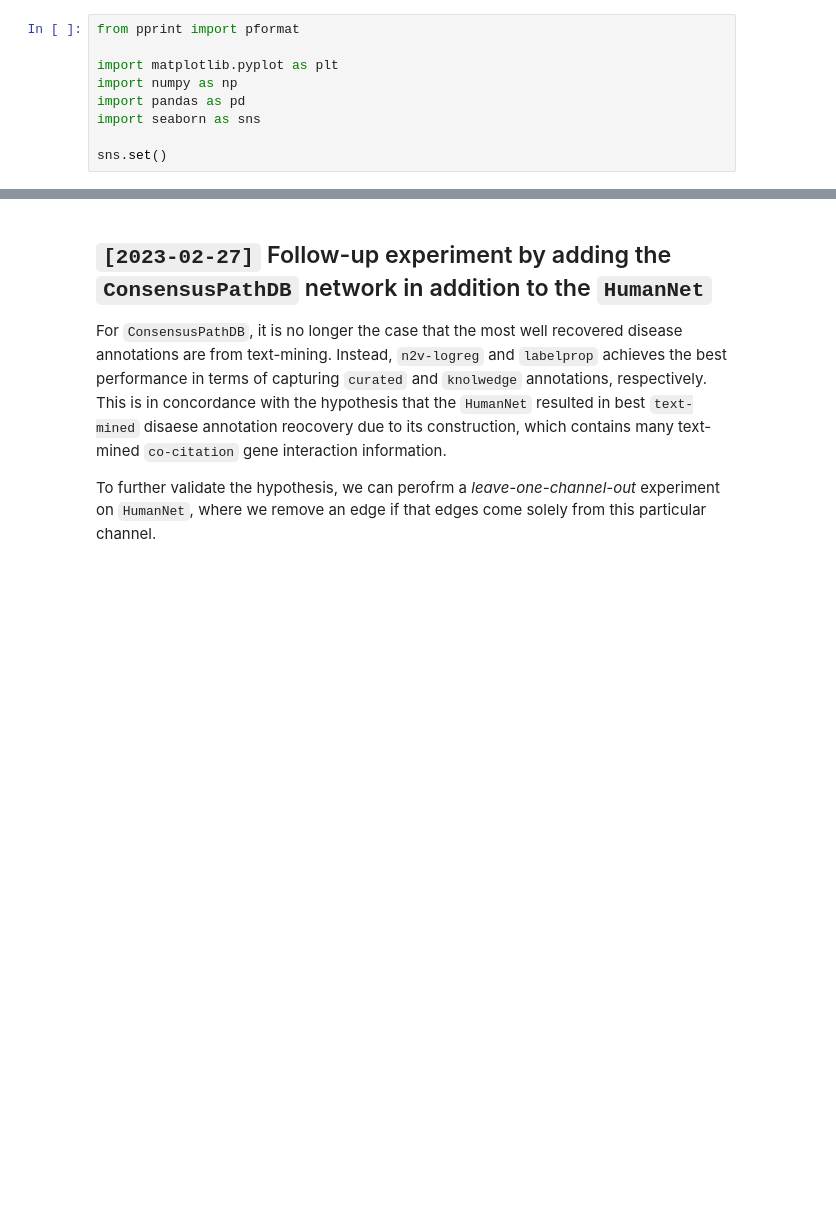
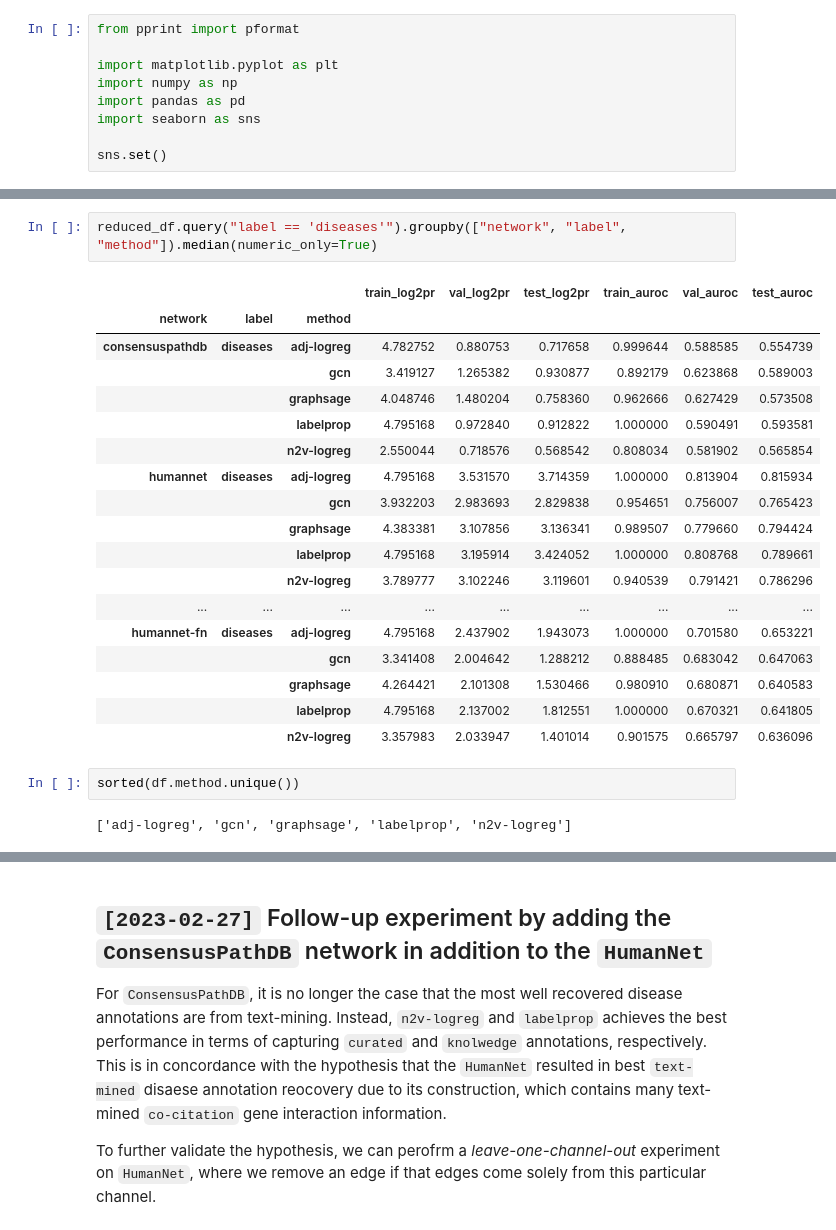
Before and after one commit to krishnanlab/obnbench, a Jupyter notebook: experiments/disease_gsc_channels/analysis.ipynb, the cells around one changed output, grey strips where cells are left out. Drawn from its saved outputs; the diff is of its cells as text; blank space fills up the shorter version.

```diff
--- a/experiments/disease_gsc_channels/analysis.ipynb
+++ b/experiments/disease_gsc_channels/analysis.ipynb
@@ -9,0 +81,25 @@ sns.set()
+# %%
+reduced_df.query("label == 'diseases'").groupby(["network", "label", "method"]).median(numeric_only=True)
+# %% [output]
+|  |  |  | train_log2pr | val_log2pr | test_log2pr | train_auroc | val_auroc | test_auroc |
+| network | label | method |  |  |  |  |  |  |
+| consensuspathdb | diseases | adj-logreg | 4.782752 | 0.880753 | 0.717658 | 0.999644 | 0.588585 | 0.554739 |
+|  |  | gcn | 3.419127 | 1.265382 | 0.930877 | 0.892179 | 0.623868 | 0.589003 |
+|  |  | graphsage | 4.048746 | 1.480204 | 0.758360 | 0.962666 | 0.627429 | 0.573508 |
+|  |  | labelprop | 4.795168 | 0.972840 | 0.912822 | 1.000000 | 0.590491 | 0.593581 |
+|  |  | n2v-logreg | 2.550044 | 0.718576 | 0.568542 | 0.808034 | 0.581902 | 0.565854 |
+| humannet | diseases | adj-logreg | 4.795168 | 3.531570 | 3.714359 | 1.000000 | 0.813904 | 0.815934 |
+|  |  | gcn | 3.932203 | 2.983693 | 2.829838 | 0.954651 | 0.756007 | 0.765423 |
+|  |  | graphsage | 4.383381 | 3.107856 | 3.136341 | 0.989507 | 0.779660 | 0.794424 |
+|  |  | labelprop | 4.795168 | 3.195914 | 3.424052 | 1.000000 | 0.808768 | 0.789661 |
+|  |  | n2v-logreg | 3.789777 | 3.102246 | 3.119601 | 0.940539 | 0.791421 | 0.786296 |
+| ... | ... | ... | ... | ... | ... | ... | ... | ... |
+| humannet-fn | diseases | adj-logreg | 4.795168 | 2.437902 | 1.943073 | 1.000000 | 0.701580 | 0.653221 |
+|  |  | gcn | 3.341408 | 2.004642 | 1.288212 | 0.888485 | 0.683042 | 0.647063 |
+|  |  | graphsage | 4.264421 | 2.101308 | 1.530466 | 0.980910 | 0.680871 | 0.640583 |
+|  |  | labelprop | 4.795168 | 2.137002 | 1.812551 | 1.000000 | 0.670321 | 0.641805 |
+|  |  | n2v-logreg | 3.357983 | 2.033947 | 1.401014 | 0.901575 | 0.665797 | 0.636096 |
+# %%
+sorted(df.method.unique())
+# %% [output]
+['adj-logreg', 'gcn', 'graphsage', 'labelprop', 'n2v-logreg']
```
Also changed, not shown: parts of 14 cells of this notebook, 7 other files.
